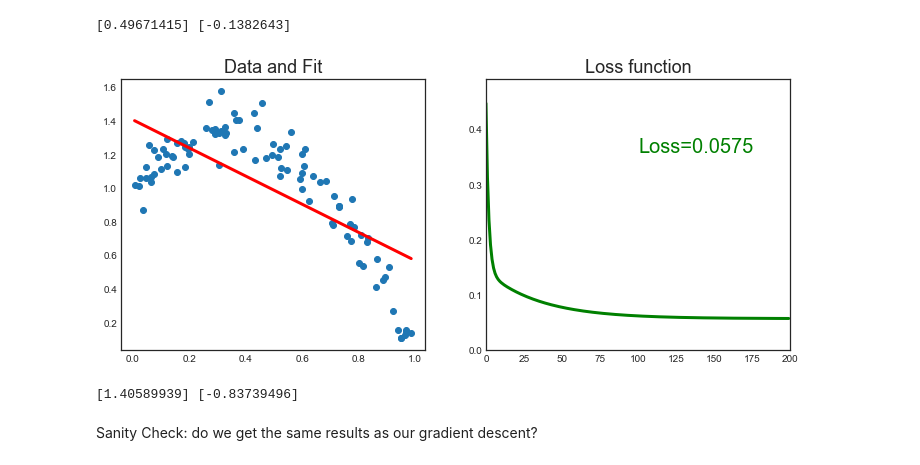
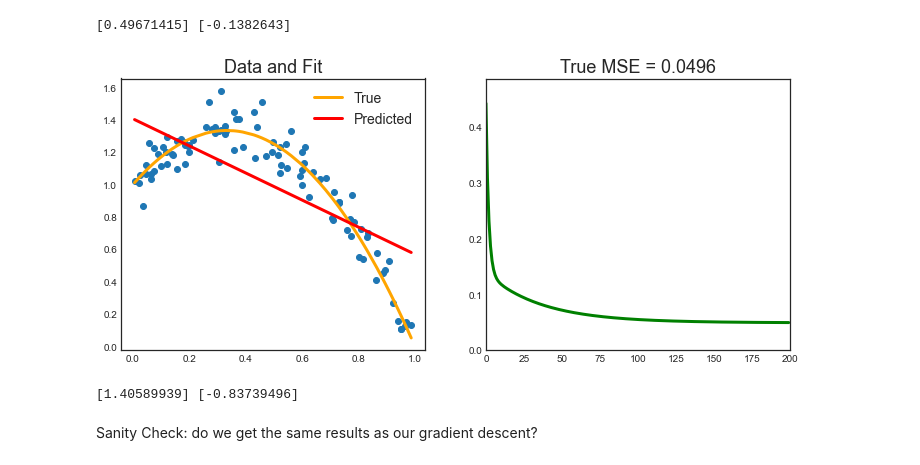
Before and after one commit to matteocourthoud/Machine-Learning-for-Economic-Analysis, a Jupyter notebook: 8_neuralnets.ipynb, the cells around one changed output. Cells and saved outputs as stored; diff of their text form; code cells hidden in the pictures.

```diff
--- a/8_neuralnets.ipynb
+++ b/8_neuralnets.ipynb
@@ -272,4 +277,12 @@ with $x \sim N(0,1)$ and $\varepsilon \sim N(0,0.1)$
 np.random.seed(42)
 x = np.sort(np.random.rand(100, 1), axis=0)
 e = .1*np.random.randn(100, 1)
-y = 1 + 2*x - 3*x**2 + e
+y_true = 1 + 2*x - 3*x**2
+y = y_true + e
+# %%
+fig, ax = plt.subplots(figsize=(8,6))
+
+# Scatter
+ax.scatter(x,y);
+ax.plot(x,y_true,color='orange');
+ax.set_xlabel('X'); ax.set_ylabel('Y'); ax.set_title("Data");
@@ -301,22 +316,23 @@ Gradient descent with linear regression.
     $$
 # %%
 # Plot gradient
-def gradient_plot(x, y, y_hat, n_epochs, losses):
+def gradient_plot(x, y, y_hat, y_true, n_epochs, losses):
     clear_output(wait=True)
     fig, (ax1, ax2) = plt.subplots(1,2, figsize=(12,5))
 
     # First figure
     ax1.clear()
     ax1.scatter(x, y)
+    ax1.plot(x, y_true, 'orange')
     ax1.plot(x, y_hat, 'r-')
     ax1.set_title('Data and Fit')
+    ax1.legend(['True', 'Predicted'])
 
     # Second figure
     ax2.clear()
     ax2.plot(range(len(losses)), losses, color='g')
     ax2.set_xlim(0,n_epochs); ax2.set_ylim(0,1.1*np.max(losses))
-    ax2.text(n_epochs*0.5, 0.8*np.max(losses), 'Loss=%.4f' % losses[-1], fontdict={'size': 20, 'color':  'g'})
-    ax2.set_title('Loss function')
+    ax2.set_title('True MSE = %.4f' % losses[-1])
 
     # Plot
     plt.show();
@@ -334,36 +350,37 @@ print(a, b)
 # %%
 # Init
 lr = 1e-1 # learning rate
 n_epochs = 200 # number of epochs
 losses = []
 
 # Loop over epochs
 for t in range(n_epochs):
-    # Computes our model's predicted output
+
+    # Compute model prediction
     y_hat = a + b * x
 
-    # How wrong is our model? That's the error!
+    # Compute error
     error = (y - y_hat)
 
-    # It is a regression, so it computes mean squared error (MSE)
-    loss = (error ** 2).mean()
-    losses += [loss]
+    # Compute loss (MSE)
+    loss = ((y_true - y_hat)**2).mean()
 
-    # Computes gradients for both "a" and "b" parameters
+    # Computesgradients for both "a" and "b" parameters
     a_grad = -2 * error.mean()
     b_grad = -2 * (x * error).mean()
 
-    # Updates parameters using gradients and the learning rate
+    # Update parameters using gradients and the learning rate
     a = a - lr * a_grad
     b = b - lr * b_grad
 
     # Plot
+    losses += [loss]
     if (t+1) % 10 == 0:
-        gradient_plot(x, y, y_hat, n_epochs, losses)
+        gradient_plot(x, y, y_hat, y_true, n_epochs, losses)
 
 print(a, b)
 # %% [output]
-[figure, old version]
+[figure, new version]
 [1.40589939] [-0.83739496]
 # %% [markdown]
 Sanity Check: do we get the same results as our gradient descent?
```
Also changed, not shown: parts of 51 cells of this notebook.
